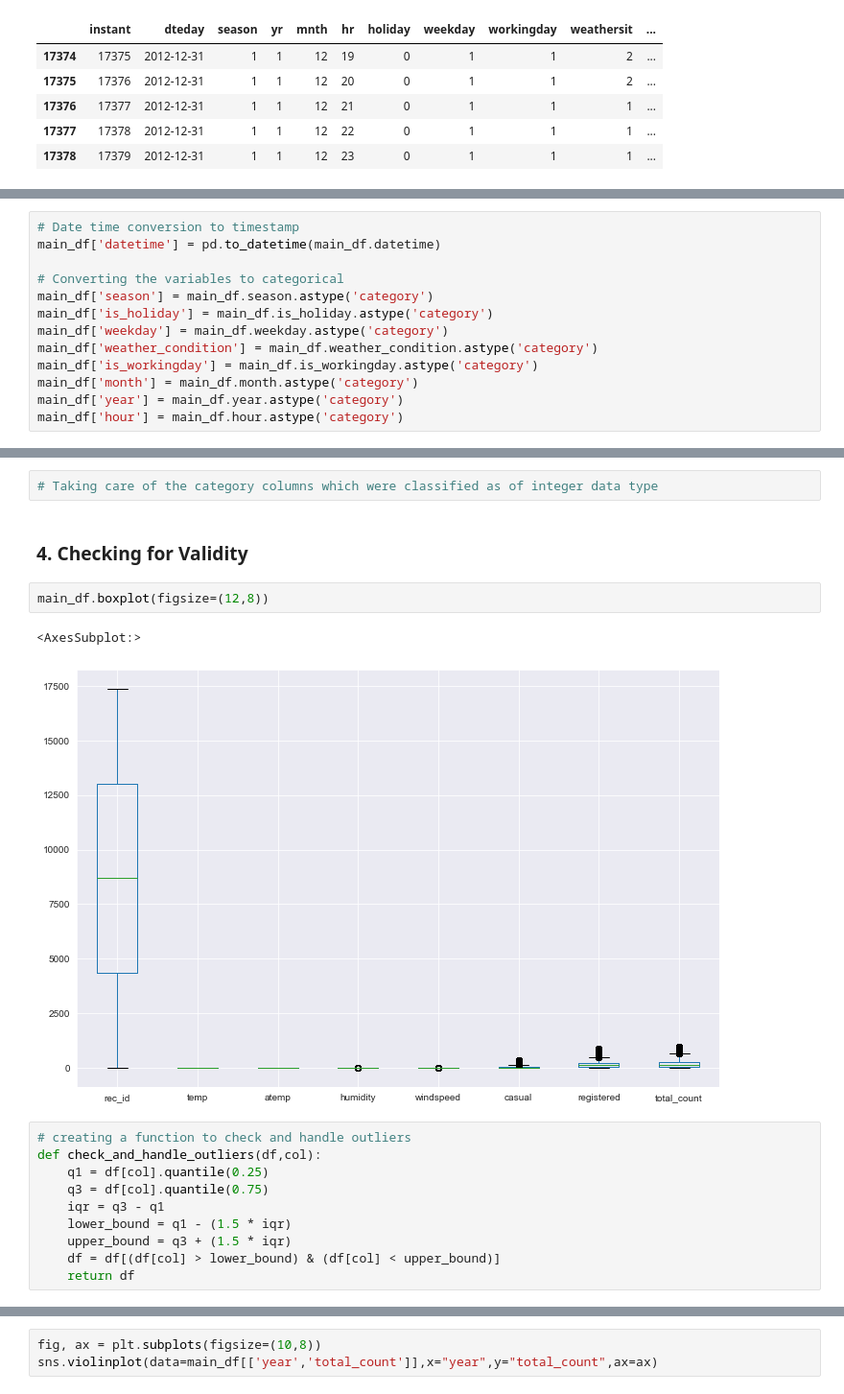
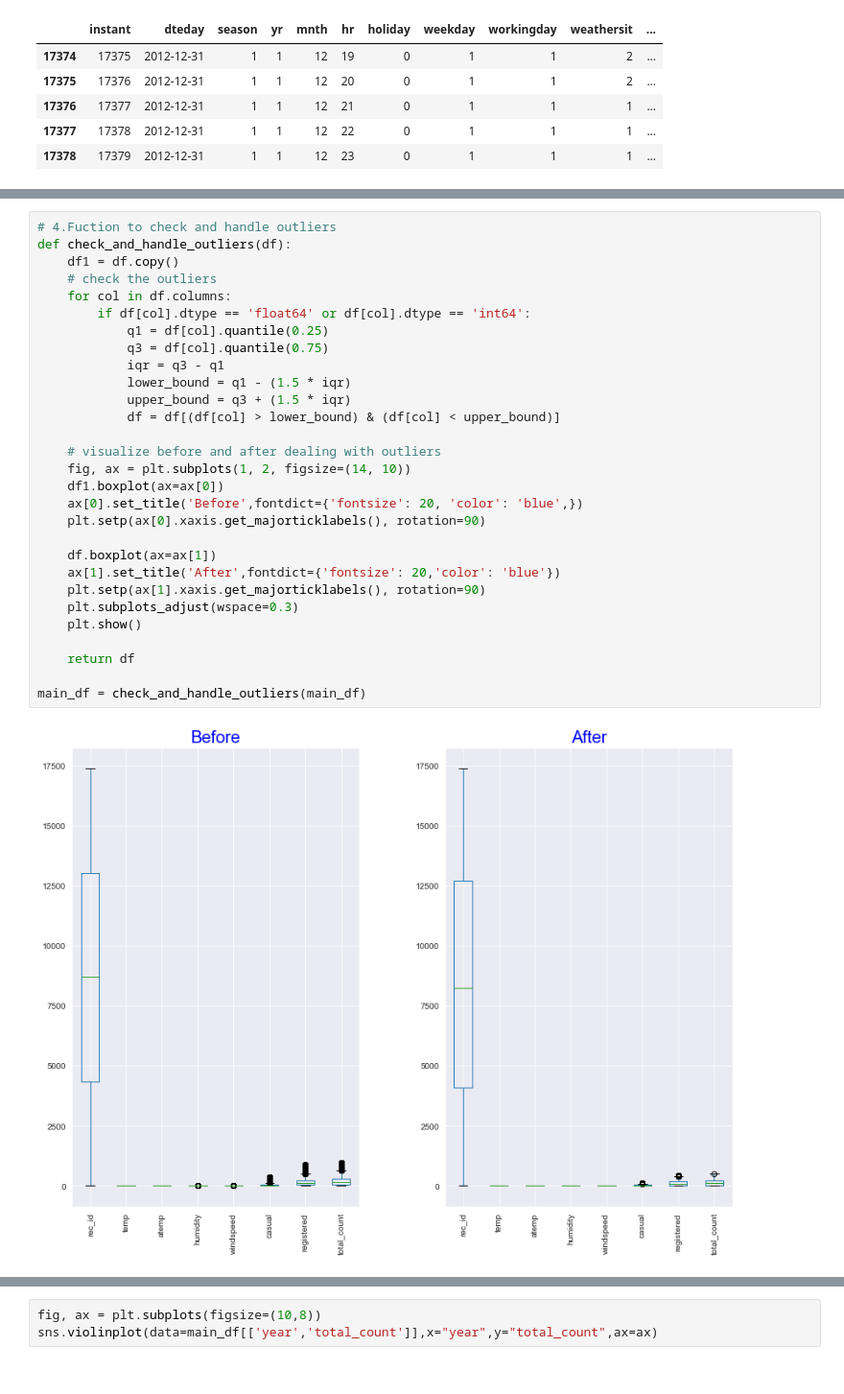
Before and after one commit to oscar066/bike, a Jupyter notebook: index.ipynb, the cells around one changed output, grey strips where cells are left out. Shown at 96% size. Saved outputs shown, nothing was run; the diff lists cells and outputs as text.

```diff
--- a/index.ipynb
+++ b/index.ipynb
@@ -204,13 +237,0 @@ memory usage: 2.3+ MB
-# %%
-# Date time conversion to timestamp
-main_df['datetime'] = pd.to_datetime(main_df.datetime)
-
-# Converting the variables to categorical
-main_df['season'] = main_df.season.astype('category')
-main_df['is_holiday'] = main_df.is_holiday.astype('category')
-main_df['weekday'] = main_df.weekday.astype('category')
-main_df['weather_condition'] = main_df.weather_condition.astype('category')
-main_df['is_workingday'] = main_df.is_workingday.astype('category')
-main_df['month'] = main_df.month.astype('category')
-main_df['year'] = main_df.year.astype('category')
-main_df['hour'] = main_df.hour.astype('category')
@@ -237,19 +238,31 @@ memory usage: 1.3 MB
-# %%
-# Taking care of the category columns which were classified as of integer data type
-# %% [markdown]
-### 4. Checking for Validity
-# %%
-main_df.boxplot(figsize=(12,8))
-# %% [output]
-<AxesSubplot:>
-[figure, removed]
 # %%
-# creating a function to check and handle outliers
-def check_and_handle_outliers(df,col):
-    q1 = df[col].quantile(0.25)
-    q3 = df[col].quantile(0.75)
-    iqr = q3 - q1
-    lower_bound = q1 - (1.5 * iqr)
-    upper_bound = q3 + (1.5 * iqr)
-    df = df[(df[col] > lower_bound) & (df[col] < upper_bound)]
+# 4.Fuction to check and handle outliers
+def check_and_handle_outliers(df):
+    df1 = df.copy()
+    # check the outliers
+    for col in df.columns:
+        if df[col].dtype == 'float64' or df[col].dtype == 'int64':
+            q1 = df[col].quantile(0.25)
+            q3 = df[col].quantile(0.75)
+            iqr = q3 - q1
+            lower_bound = q1 - (1.5 * iqr)
+            upper_bound = q3 + (1.5 * iqr)
+            df = df[(df[col] > lower_bound) & (df[col] < upper_bound)]
+
+    # visualize before and after dealing with outliers
+    fig, ax = plt.subplots(1, 2, figsize=(14, 10))
+    df1.boxplot(ax=ax[0])
+    ax[0].set_title('Before',fontdict={'fontsize': 20, 'color': 'blue',})
+    plt.setp(ax[0].xaxis.get_majorticklabels(), rotation=90)
+
+    df.boxplot(ax=ax[1])
+    ax[1].set_title('After',fontdict={'fontsize': 20,'color': 'blue'})
+    plt.setp(ax[1].xaxis.get_majorticklabels(), rotation=90)
+    plt.subplots_adjust(wspace=0.3)
+    plt.show()
+
     return df
+
+main_df = check_and_handle_outliers(main_df)
+# %% [output]
+[figure, added]
```
Also changed, not shown: parts of 60 cells of this notebook.
